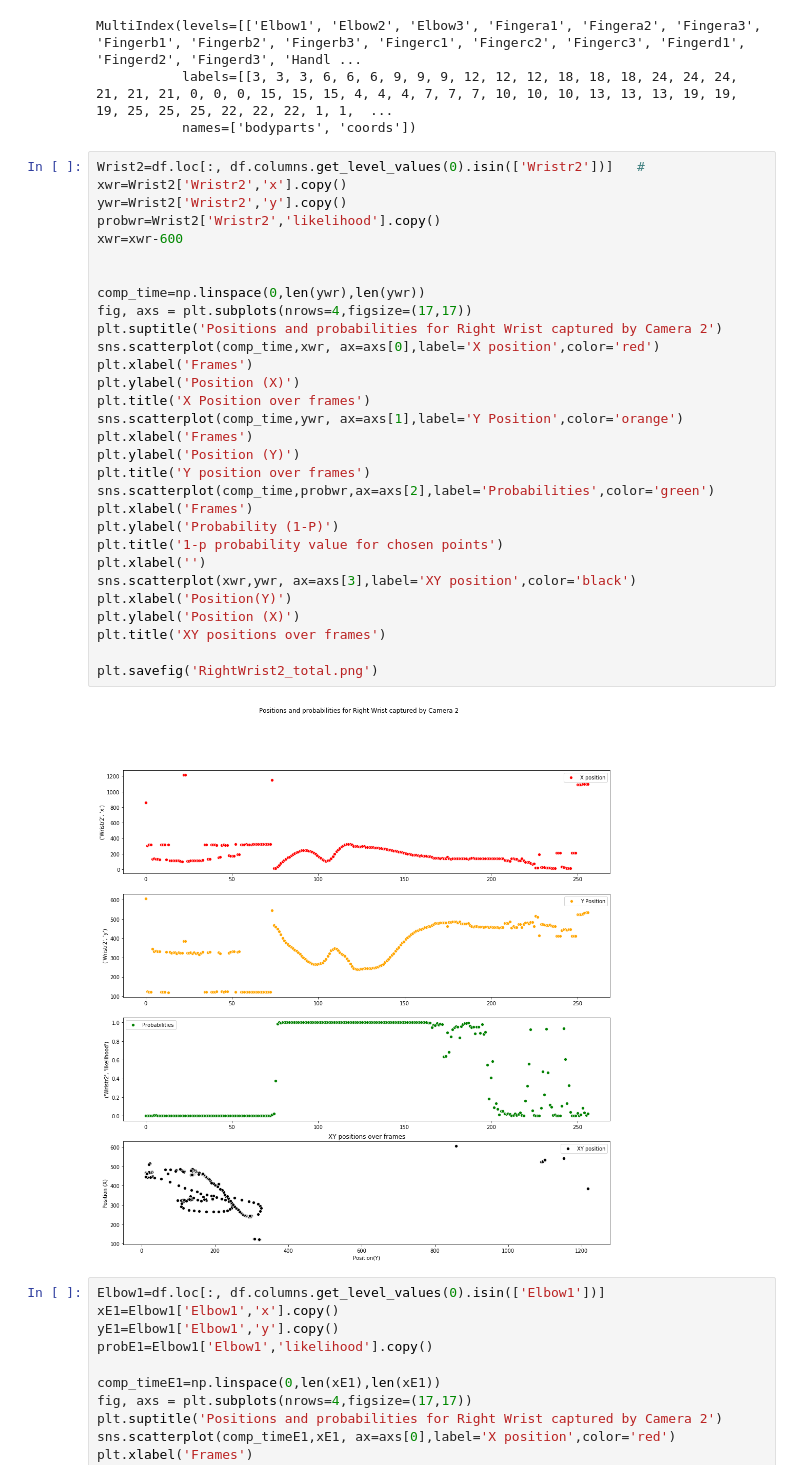
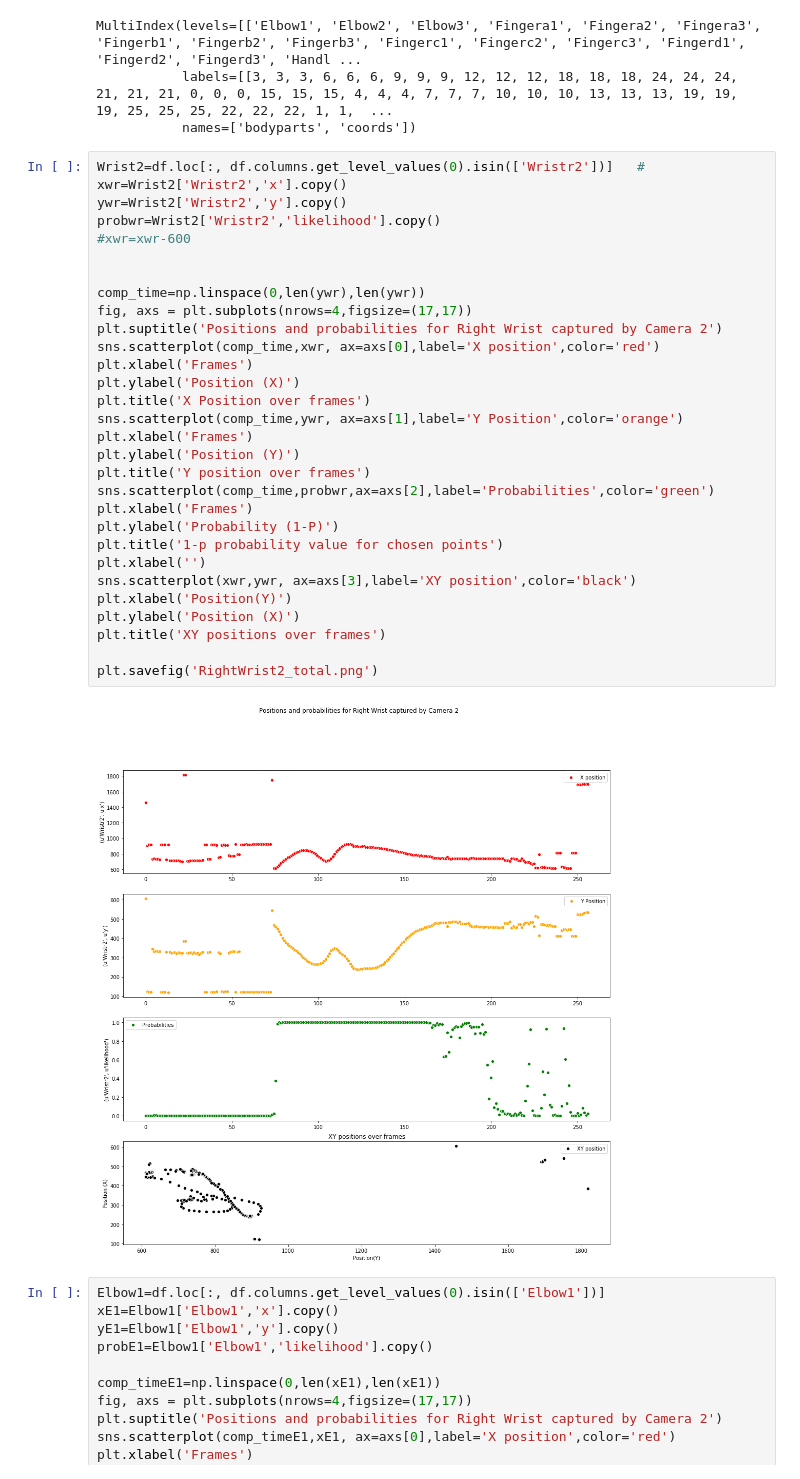
Before and after one commit to brettthepunk/ImageReconstruction, a Jupyter notebook: Kinematic_Workspace.ipynb, the cells around one changed output. Drawn from its saved outputs; the diff is of its cells as text.

```diff
--- a/Kinematic_Workspace.ipynb
+++ b/Kinematic_Workspace.ipynb
@@ -20,35 +20,35 @@ MultiIndex(levels=[['Elbow1', 'Elbow2', 'Elbow3', 'Fingera1', 'Fingera2', 'Finge
 # %%
 Wrist2=df.loc[:, df.columns.get_level_values(0).isin(['Wristr2'])]   #
 xwr=Wrist2['Wristr2','x'].copy()
 ywr=Wrist2['Wristr2','y'].copy()
 probwr=Wrist2['Wristr2','likelihood'].copy()
-xwr=xwr-600
+#xwr=xwr-600
 
 
 comp_time=np.linspace(0,len(ywr),len(ywr))
 fig, axs = plt.subplots(nrows=4,figsize=(17,17))
 plt.suptitle('Positions and probabilities for Right Wrist captured by Camera 2')
 sns.scatterplot(comp_time,xwr, ax=axs[0],label='X position',color='red')
 plt.xlabel('Frames')
 plt.ylabel('Position (X)')
 plt.title('X Position over frames')
 sns.scatterplot(comp_time,ywr, ax=axs[1],label='Y Position',color='orange')
 plt.xlabel('Frames')
 plt.ylabel('Position (Y)')
 plt.title('Y position over frames')
 sns.scatterplot(comp_time,probwr,ax=axs[2],label='Probabilities',color='green')
 plt.xlabel('Frames')
 plt.ylabel('Probability (1-P)')
 plt.title('1-p probability value for chosen points')
 plt.xlabel('')
 sns.scatterplot(xwr,ywr, ax=axs[3],label='XY position',color='black')
 plt.xlabel('Position(Y)')
 plt.ylabel('Position (X)')
 plt.title('XY positions over frames')
 
 plt.savefig('RightWrist2_total.png')
 # %% [output]
-[figure, old version]
+[figure, new version]
 # %%
 Elbow1=df.loc[:, df.columns.get_level_values(0).isin(['Elbow1'])]
 xE1=Elbow1['Elbow1','x'].copy()
```
Also changed, not shown: parts of 14 cells of this notebook.
